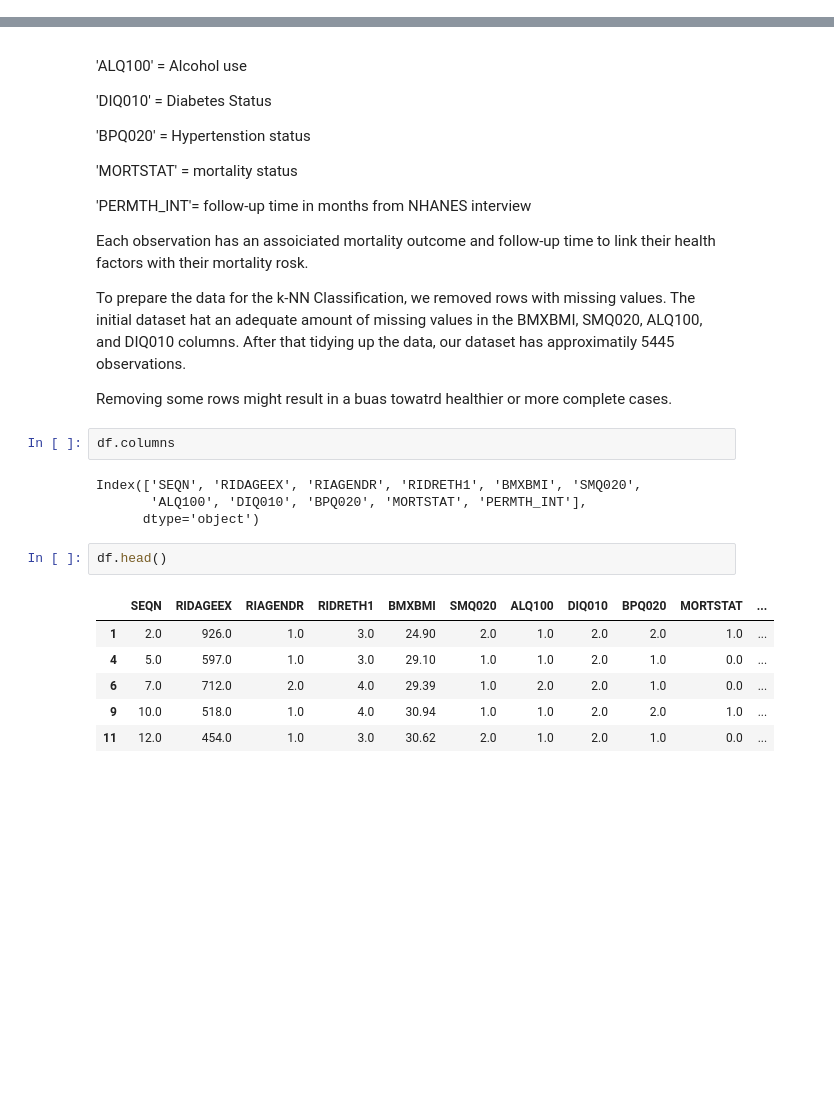
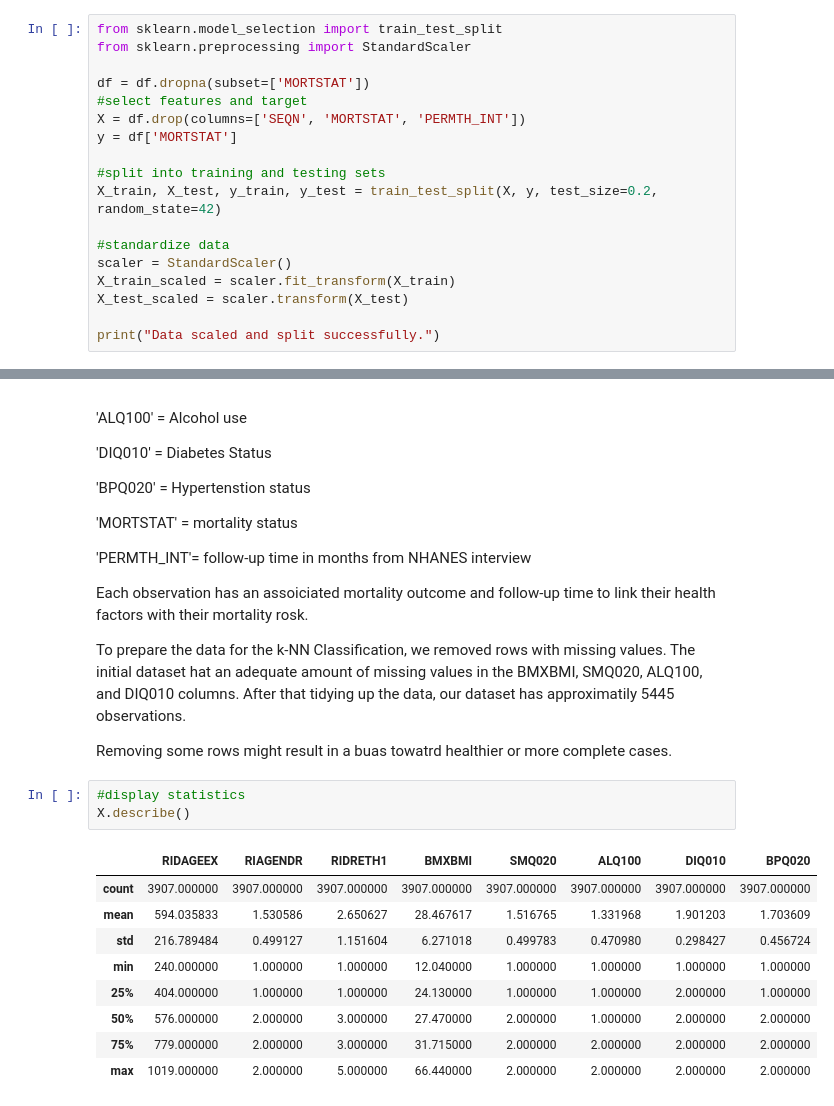
Before and after one commit to skang0812/ML-Project-1, a Jupyter notebook: project_1_bsds.ipynb, the cells around one changed output, grey strips where cells are left out. Drawn from its saved outputs; the diff is of its cells as text; blank space fills up the shorter version.

```diff
--- a/project_1_bsds.ipynb
+++ b/project_1_bsds.ipynb
@@ -359,0 +364,18 @@ Data scaled and split successfully.
+# %%
+from sklearn.model_selection import train_test_split
+from sklearn.preprocessing import StandardScaler
+
+df = df.dropna(subset=['MORTSTAT'])
+#select features and target
+X = df.drop(columns=['SEQN', 'MORTSTAT', 'PERMTH_INT'])
+y = df['MORTSTAT']
+
+#split into training and testing sets
+X_train, X_test, y_train, y_test = train_test_split(X, y, test_size=0.2, random_state=42)
+
+#standardize data
+scaler = StandardScaler()
+X_train_scaled = scaler.fit_transform(X_train)
+X_test_scaled = scaler.transform(X_test)
+
+print("Data scaled and split successfully.")
@@ -392,18 +420,16 @@ Each observation has an assoiciated mortality outcome and follow-up time to link
 To prepare the data for the k-NN Classification, we removed rows with missing values. The initial dataset hat an adequate amount of missing values in the BMXBMI, SMQ020, ALQ100, and DIQ010 columns. After that tidying up the data, our dataset has approximatily 5445 observations.
 
 Removing some rows might result in a buas towatrd healthier or more complete cases.
-# %%
-df.columns
-# %% [output]
-Index(['SEQN', 'RIDAGEEX', 'RIAGENDR', 'RIDRETH1', 'BMXBMI', 'SMQ020',
-       'ALQ100', 'DIQ010', 'BPQ020', 'MORTSTAT', 'PERMTH_INT'],
-      dtype='object')
-# %%
-df.head()
-# %% [output]
-|  | SEQN | RIDAGEEX | RIAGENDR | RIDRETH1 | BMXBMI | SMQ020 | ALQ100 | DIQ010 | BPQ020 | MORTSTAT | ... |
-| 1 | 2.0 | 926.0 | 1.0 | 3.0 | 24.90 | 2.0 | 1.0 | 2.0 | 2.0 | 1.0 | ... |
-| 4 | 5.0 | 597.0 | 1.0 | 3.0 | 29.10 | 1.0 | 1.0 | 2.0 | 1.0 | 0.0 | ... |
-| 6 | 7.0 | 712.0 | 2.0 | 4.0 | 29.39 | 1.0 | 2.0 | 2.0 | 1.0 | 0.0 | ... |
-| 9 | 10.0 | 518.0 | 1.0 | 4.0 | 30.94 | 1.0 | 1.0 | 2.0 | 2.0 | 1.0 | ... |
-| 11 | 12.0 | 454.0 | 1.0 | 3.0 | 30.62 | 2.0 | 1.0 | 2.0 | 1.0 | 0.0 | ... |
+# %%
+#display statistics
+X.describe()
+# %% [output]
+|  | RIDAGEEX | RIAGENDR | RIDRETH1 | BMXBMI | SMQ020 | ALQ100 | DIQ010 | BPQ020 |
+| count | 3907.000000 | 3907.000000 | 3907.000000 | 3907.000000 | 3907.000000 | 3907.000000 | 3907.000000 | 3907.000000 |
+| mean | 594.035833 | 1.530586 | 2.650627 | 28.467617 | 1.516765 | 1.331968 | 1.901203 | 1.703609 |
+| std | 216.789484 | 0.499127 | 1.151604 | 6.271018 | 0.499783 | 0.470980 | 0.298427 | 0.456724 |
+| min | 240.000000 | 1.000000 | 1.000000 | 12.040000 | 1.000000 | 1.000000 | 1.000000 | 1.000000 |
+| 25% | 404.000000 | 1.000000 | 1.000000 | 24.130000 | 1.000000 | 1.000000 | 2.000000 | 1.000000 |
+| 50% | 576.000000 | 2.000000 | 3.000000 | 27.470000 | 2.000000 | 1.000000 | 2.000000 | 2.000000 |
+| 75% | 779.000000 | 2.000000 | 3.000000 | 31.715000 | 2.000000 | 2.000000 | 2.000000 | 2.000000 |
+| max | 1019.000000 | 2.000000 | 5.000000 | 66.440000 | 2.000000 | 2.000000 | 2.000000 | 2.000000 |
```
Also changed, not shown: parts of 4 cells of this notebook.
